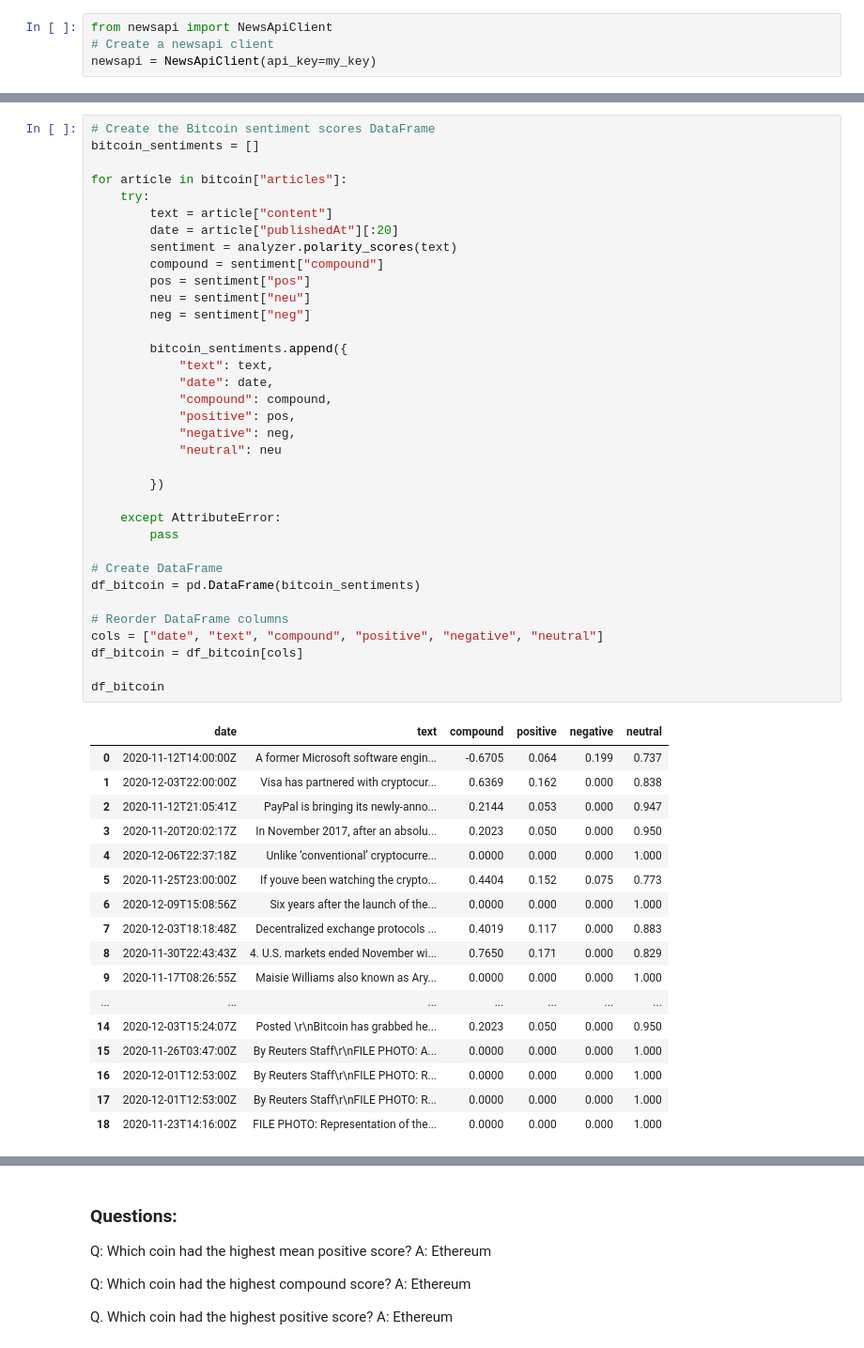
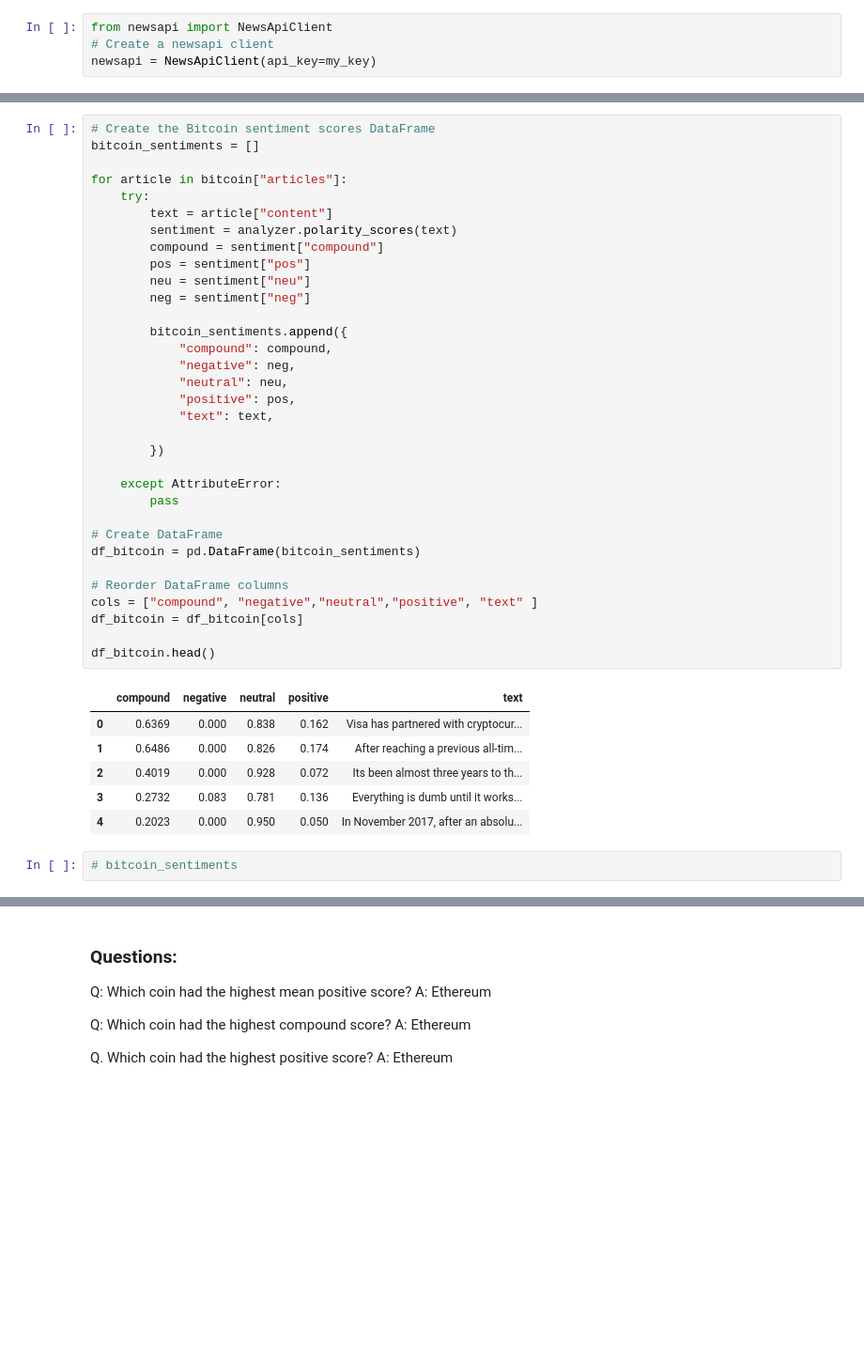
Before and after one commit to kary2003/12_Tales_From_The_Crypto, a Jupyter notebook: crypto_sentiment.ipynb, the cells around one changed output, grey strips where cells are left out. Shown at 94% size. Saved outputs shown, nothing was run; the diff lists cells and outputs as text; blank space fills up the shorter version.

```diff
--- a/crypto_sentiment.ipynb
+++ b/crypto_sentiment.ipynb
@@ -42,56 +42,45 @@ Total articles about Ethereum: 1299
 # %%
 # Create the Bitcoin sentiment scores DataFrame
 bitcoin_sentiments = []
 
 for article in bitcoin["articles"]:
     try:
         text = article["content"]
-        date = article["publishedAt"][:20]
         sentiment = analyzer.polarity_scores(text)
         compound = sentiment["compound"]
         pos = sentiment["pos"]
         neu = sentiment["neu"]
         neg = sentiment["neg"]
 
         bitcoin_sentiments.append({
+            "compound": compound,
+            "negative": neg,
+            "neutral": neu,
+            "positive": pos,
             "text": text,
-            "date": date,
-            "compound": compound,
-            "positive": pos,
-            "negative": neg,
-            "neutral": neu
 
         })
 
     except AttributeError:
         pass
 
 # Create DataFrame
 df_bitcoin = pd.DataFrame(bitcoin_sentiments)
 
 # Reorder DataFrame columns
-cols = ["date", "text", "compound", "positive", "negative", "neutral"]
+cols = ["compound", "negative","neutral","positive", "text" ]
 df_bitcoin = df_bitcoin[cols]
 
-df_bitcoin
+df_bitcoin.head()
 # %% [output]
-|  | date | text | compound | positive | negative | neutral |
-| 0 | 2020-11-12T14:00:00Z | A former Microsoft software engin... | -0.6705 | 0.064 | 0.199 | 0.737 |
-| 1 | 2020-12-03T22:00:00Z | Visa has partnered with cryptocur... | 0.6369 | 0.162 | 0.000 | 0.838 |
-| 2 | 2020-11-12T21:05:41Z | PayPal is bringing its newly-anno... | 0.2144 | 0.053 | 0.000 | 0.947 |
-| 3 | 2020-11-20T20:02:17Z | In November 2017, after an absolu... | 0.2023 | 0.050 | 0.000 | 0.950 |
-| 4 | 2020-12-06T22:37:18Z | Unlike ‘conventional’ cryptocurre... | 0.0000 | 0.000 | 0.000 | 1.000 |
-| 5 | 2020-11-25T23:00:00Z | If youve been watching the crypto... | 0.4404 | 0.152 | 0.075 | 0.773 |
-| 6 | 2020-12-09T15:08:56Z | Six years after the launch of the... | 0.0000 | 0.000 | 0.000 | 1.000 |
-| 7 | 2020-12-03T18:18:48Z | Decentralized exchange protocols ... | 0.4019 | 0.117 | 0.000 | 0.883 |
-| 8 | 2020-11-30T22:43:43Z | 4. U.S. markets ended November wi... | 0.7650 | 0.171 | 0.000 | 0.829 |
-| 9 | 2020-11-17T08:26:55Z | Maisie Williams also known as Ary... | 0.0000 | 0.000 | 0.000 | 1.000 |
-| ... | ... | ... | ... | ... | ... | ... |
-| 14 | 2020-12-03T15:24:07Z | Posted \r\nBitcoin has grabbed he... | 0.2023 | 0.050 | 0.000 | 0.950 |
-| 15 | 2020-11-26T03:47:00Z | By Reuters Staff\r\nFILE PHOTO: A... | 0.0000 | 0.000 | 0.000 | 1.000 |
-| 16 | 2020-12-01T12:53:00Z | By Reuters Staff\r\nFILE PHOTO: R... | 0.0000 | 0.000 | 0.000 | 1.000 |
-| 17 | 2020-12-01T12:53:00Z | By Reuters Staff\r\nFILE PHOTO: R... | 0.0000 | 0.000 | 0.000 | 1.000 |
-| 18 | 2020-11-23T14:16:00Z | FILE PHOTO: Representation of the... | 0.0000 | 0.000 | 0.000 | 1.000 |
+|  | compound | negative | neutral | positive | text |
+| 0 | 0.6369 | 0.000 | 0.838 | 0.162 | Visa has partnered with cryptocur... |
+| 1 | 0.6486 | 0.000 | 0.826 | 0.174 | After reaching a previous all-tim... |
+| 2 | 0.4019 | 0.000 | 0.928 | 0.072 | Its been almost three years to th... |
+| 3 | 0.2732 | 0.083 | 0.781 | 0.136 | Everything is dumb until it works... |
+| 4 | 0.2023 | 0.000 | 0.950 | 0.050 | In November 2017, after an absolu... |
+# %%
+# bitcoin_sentiments
 # %%
 # Create the ethereum sentiment scores DataFrame
 ethereum_sentiments = []
```
Also changed, not shown: parts of 28 cells of this notebook.
